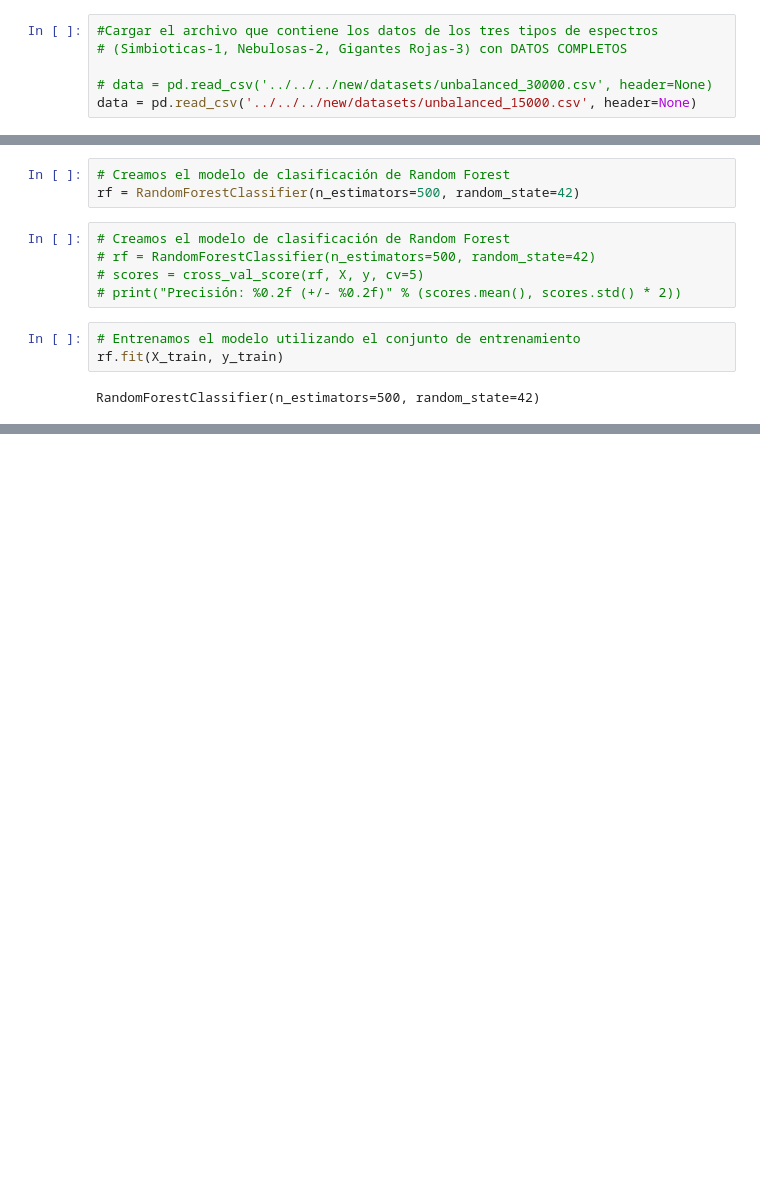
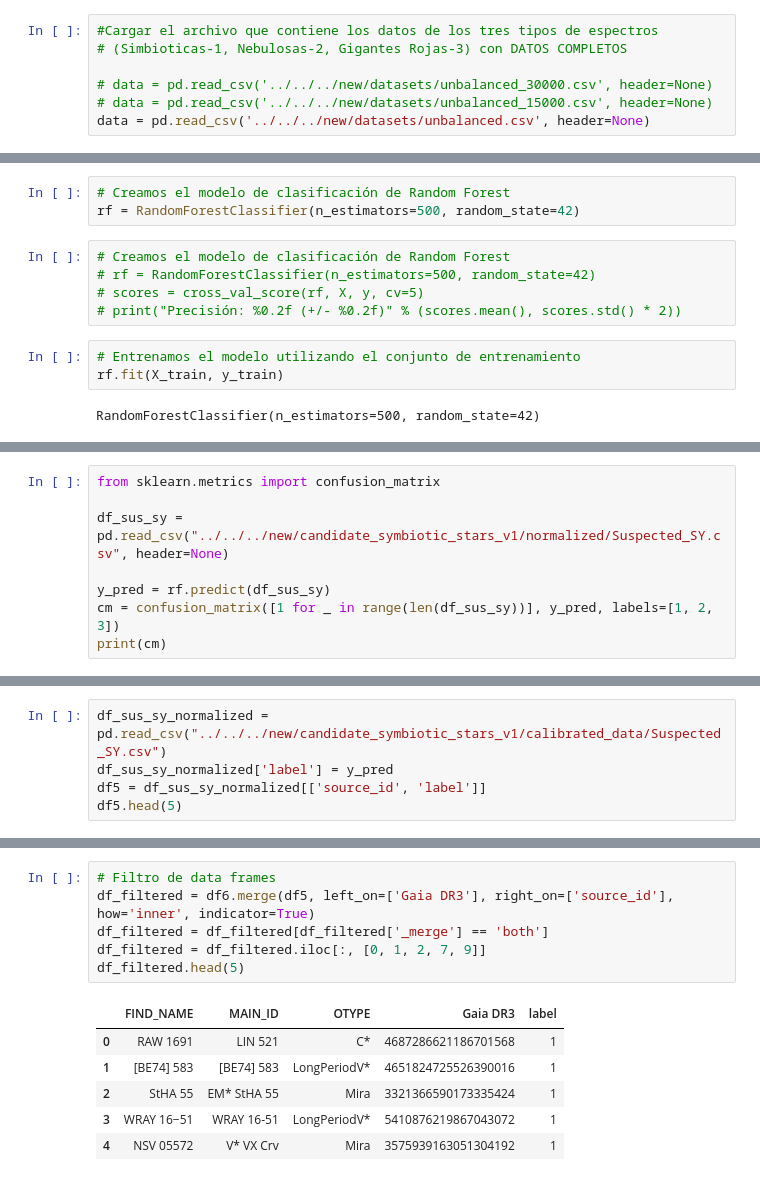
Before and after one commit to opcruz/gaiaDR3ML, a Jupyter notebook: GaiaXpy/random_forest/with_unbalanced_data/Random_Forest_SNG.ipynb, the cells around one changed output, grey strips where cells are left out. Drawn from its saved outputs; the diff is of its cells as text; blank space fills up the shorter version.

```diff
--- a/GaiaXpy/random_forest/with_unbalanced_data/Random_Forest_SNG.ipynb
+++ b/GaiaXpy/random_forest/with_unbalanced_data/Random_Forest_SNG.ipynb
@@ -15,7 +15,8 @@ from sklearn.model_selection import GridSearchCV
 # (Simbioticas-1, Nebulosas-2, Gigantes Rojas-3) con DATOS COMPLETOS
 
 # data = pd.read_csv('../../../new/datasets/unbalanced_30000.csv', header=None)
-data = pd.read_csv('../../../new/datasets/unbalanced_15000.csv', header=None)
+# data = pd.read_csv('../../../new/datasets/unbalanced_15000.csv', header=None)
+data = pd.read_csv('../../../new/datasets/unbalanced.csv', header=None)
 # %%
 # Separamos las características y la variable objetivo
 X = data.drop(data.columns[-1],  axis=1)
@@ -70,0 +74,8 @@ Accuracy: 0.9922014622258326
+# %%
+from sklearn.metrics import confusion_matrix
+
+df_sus_sy = pd.read_csv("../../../new/candidate_symbiotic_stars_v1/normalized/Suspected_SY.csv", header=None)
+
+y_pred = rf.predict(df_sus_sy)
+cm = confusion_matrix([1 for _ in range(len(df_sus_sy))], y_pred, labels=[1, 2, 3])
+print(cm)
@@ -70,0 +86,5 @@ Accuracy: 0.9922014622258326
+# %%
+df_sus_sy_normalized = pd.read_csv("../../../new/candidate_symbiotic_stars_v1/calibrated_data/Suspected_SY.csv")
+df_sus_sy_normalized['label'] = y_pred
+df5 = df_sus_sy_normalized[['source_id', 'label']]
+df5.head(5)
@@ -70,0 +108,13 @@ Accuracy: 0.9922014622258326
+# %%
+# Filtro de data frames
+df_filtered = df6.merge(df5, left_on=['Gaia DR3'], right_on=['source_id'], how='inner', indicator=True)
+df_filtered = df_filtered[df_filtered['_merge'] == 'both']
+df_filtered = df_filtered.iloc[:, [0, 1, 2, 7, 9]]
+df_filtered.head(5)
+# %% [output]
+|  | FIND_NAME | MAIN_ID | OTYPE | Gaia DR3 | label |
+| 0 | RAW 1691 | LIN 521 | C* | 4687286621186701568 | 1 |
+| 1 | [BE74] 583 | [BE74] 583 | LongPeriodV* | 4651824725526390016 | 1 |
+| 2 | StHA 55 | EM* StHA 55 | Mira | 3321366590173335424 | 1 |
+| 3 | WRAY 16−51 | WRAY 16-51 | LongPeriodV* | 5410876219867043072 | 1 |
+| 4 | NSV 05572 | V* VX Crv | Mira | 3575939163051304192 | 1 |
```
Also changed, not shown: parts of 14 cells of this notebook, 6 other files.
